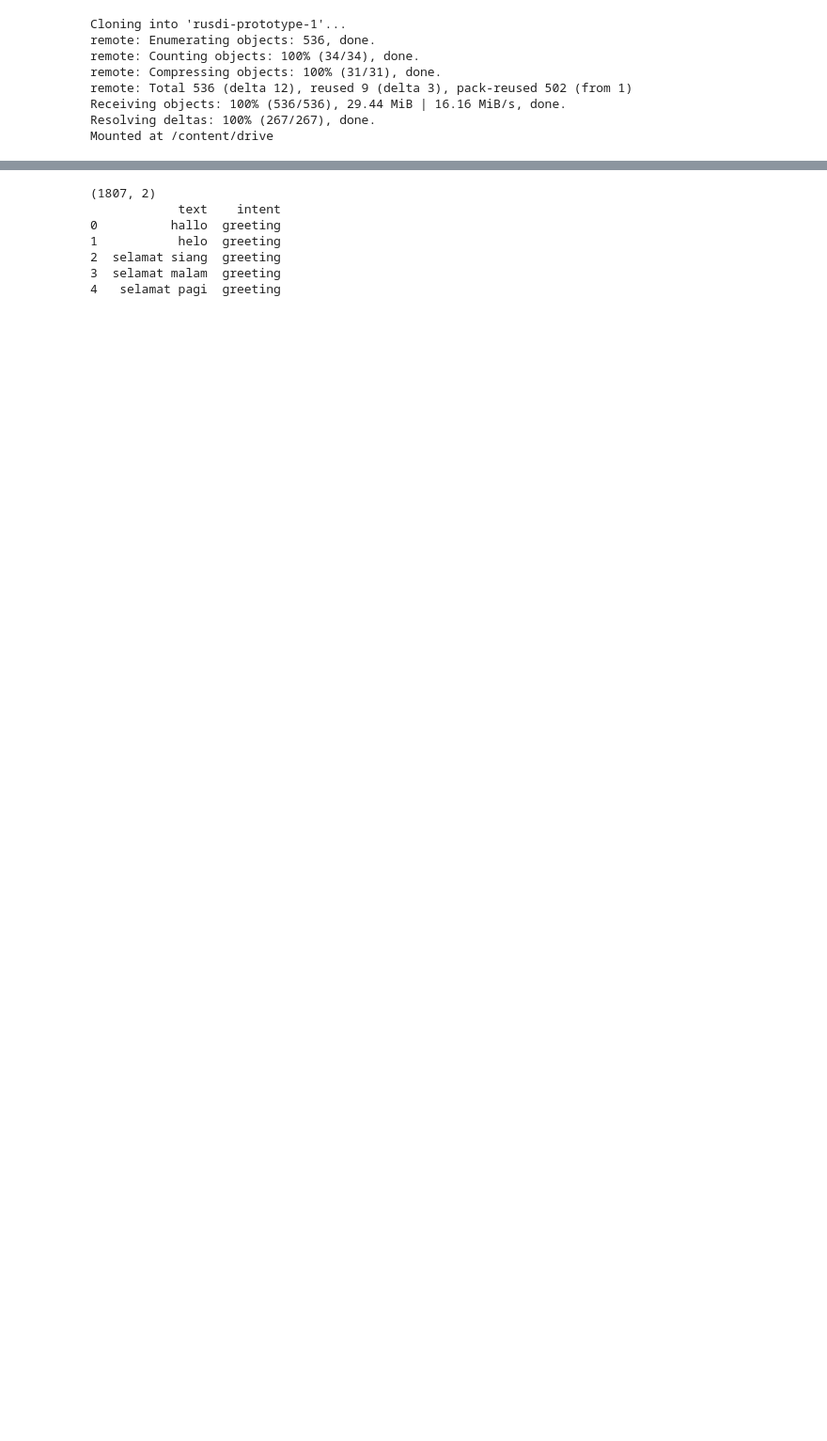
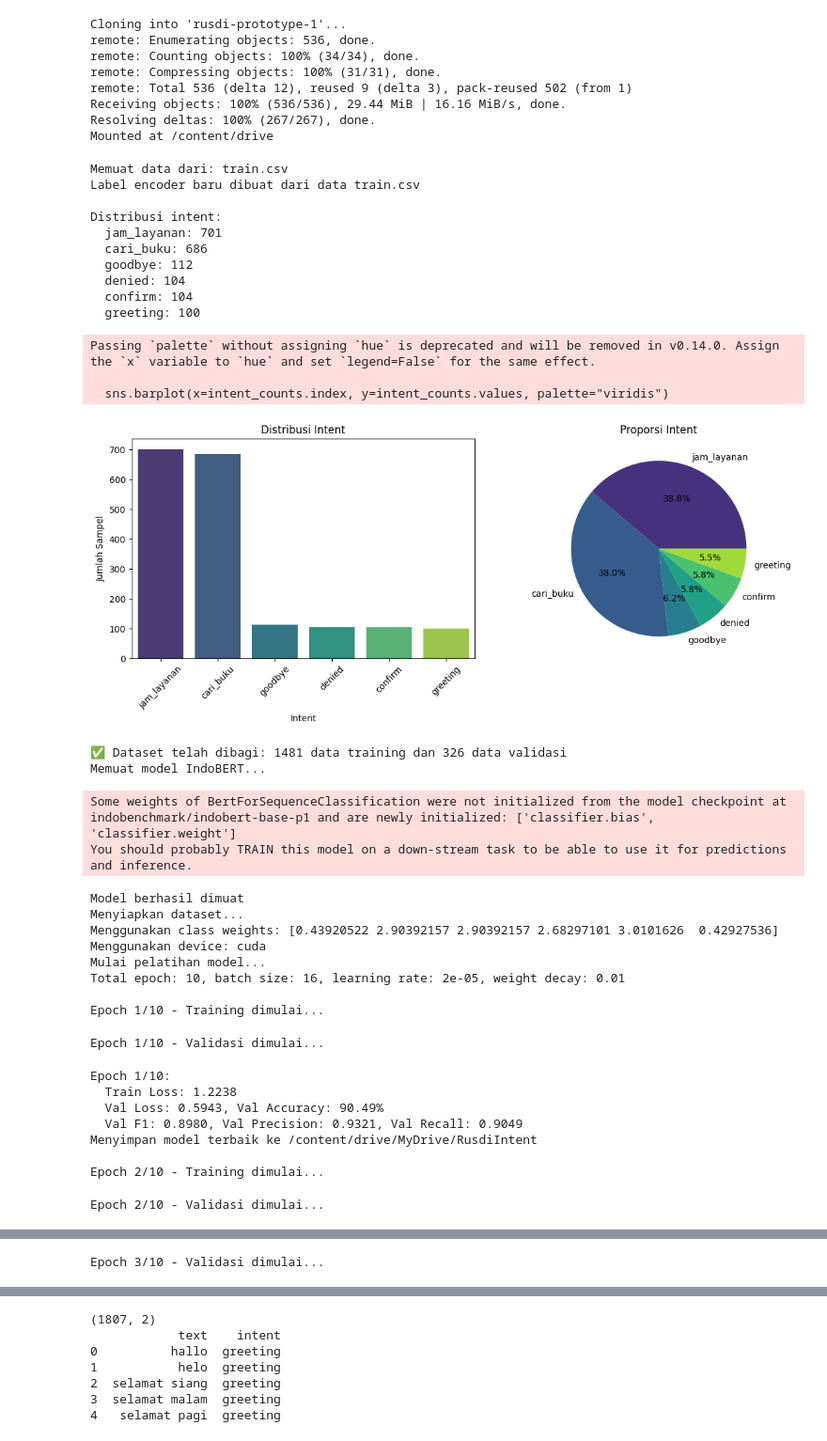
Before and after one commit to HaqTetsuya/rusdi-prototype-1, a Jupyter notebook: rusdi_prototype_6.ipynb, the cells around one changed output, grey strips where cells are left out. Shown at 94% size. Cells and saved outputs as stored; diff of their text form; code cells hidden in the pictures; blank space fills up the shorter version.

Commit message:
aveline watson, dataset augmentation fix

```diff
--- a/rusdi_prototype_6.ipynb
+++ b/rusdi_prototype_6.ipynb
@@ -1011,13 +1301,49 @@ def run_prediction_demo_enhanced(model=None, tokenizer=None, intent_classes=None
 # %%
 # Cell 13: Jalankan pipeline (uncomment untuk menjalankan)
 
 model, tokenizer, intent_classes, label_encoder = run_full_pipeline_enhanced(
     use_drive=True,               # Whether to use Google Drive for storage
     percentile=95,                # Percentile for OOD threshold
     ood_method='combined',        # OOD detection method ('msp', 'energy', or 'combined')
-    split_dataset="no",           # "yes" for splitting train.csv, "no" for separate files
+    split_dataset="yes",           # "yes" for splitting train.csv, "no" for separate files
     val_split=0.18                 # Validation split ratio if split_dataset="yes"
 )
 
 
 # Cell 14: Jalankan demo prediksi (uncomment untuk menjalankan)
+# %% [output]
+Memuat data dari: train.csv
+Label encoder baru dibuat dari data train.csv
+
+Distribusi intent:
+  jam_layanan: 701
+  cari_buku: 686
+  goodbye: 112
+  denied: 104
+  confirm: 104
+  greeting: 100
+Passing `palette` without assigning `hue` is deprecated and will be removed in v0.14.0. Assign the `x` variable to `hue` and set `legend=False` for the same effect.
+
+  sns.barplot(x=intent_counts.index, y=intent_counts.values, palette="viridis")
+[figure, added]
+✅ Dataset telah dibagi: 1481 data training dan 326 data validasi
+Memuat model IndoBERT...
+Some weights of BertForSequenceClassification were not initialized from the model checkpoint at indobenchmark/indobert-base-p1 and are newly initialized: ['classifier.bias', 'classifier.weight']
+You should probably TRAIN this model on a down-stream task to be able to use it for predictions and inference.
+Model berhasil dimuat
+Menyiapkan dataset...
+Menggunakan class weights: [0.43920522 2.90392157 2.90392157 2.68297101 3.0101626  0.42927536]
+Menggunakan device: cuda
+Mulai pelatihan model...
+Total epoch: 10, batch size: 16, learning rate: 2e-05, weight decay: 0.01
+
+Epoch 1/10 - Training dimulai...
+Epoch 1/10 - Validasi dimulai...
+Epoch 1/10:
+  Train Loss: 1.2238
+  Val Loss: 0.5943, Val Accuracy: 90.49%
+  Val F1: 0.8980, Val Precision: 0.9321, Val Recall: 0.9049
+Menyimpan model terbaik ke /content/drive/MyDrive/RusdiIntent
+
+Epoch 2/10 - Training dimulai...
+Epoch 2/10 - Validasi dimulai...
@@ -1023,0 +1357 @@ model, tokenizer, intent_classes, label_encoder = run_full_pipeline_enhanced(
+Epoch 3/10 - Validasi dimulai...
```
Also changed, not shown: parts of 7 cells of this notebook.
